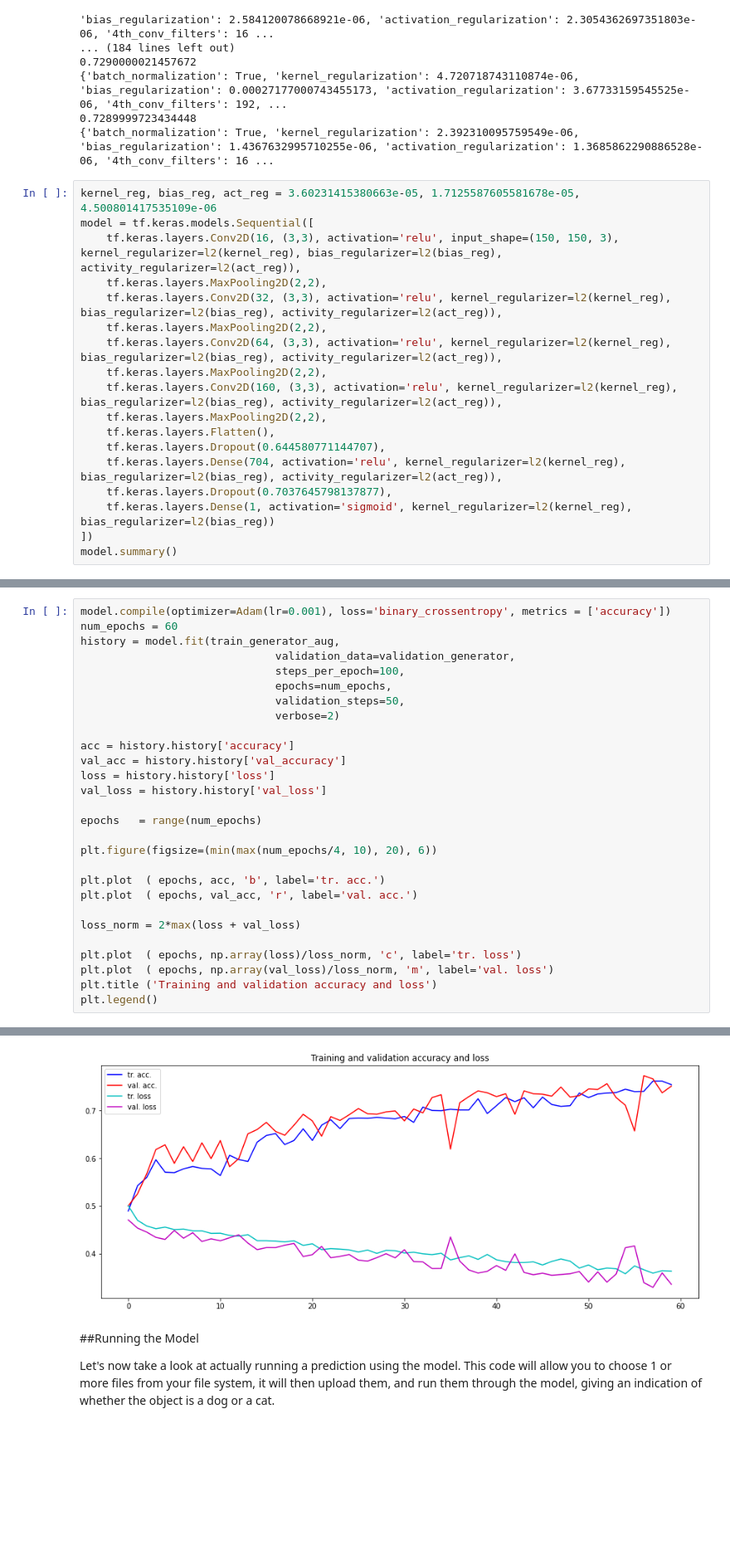
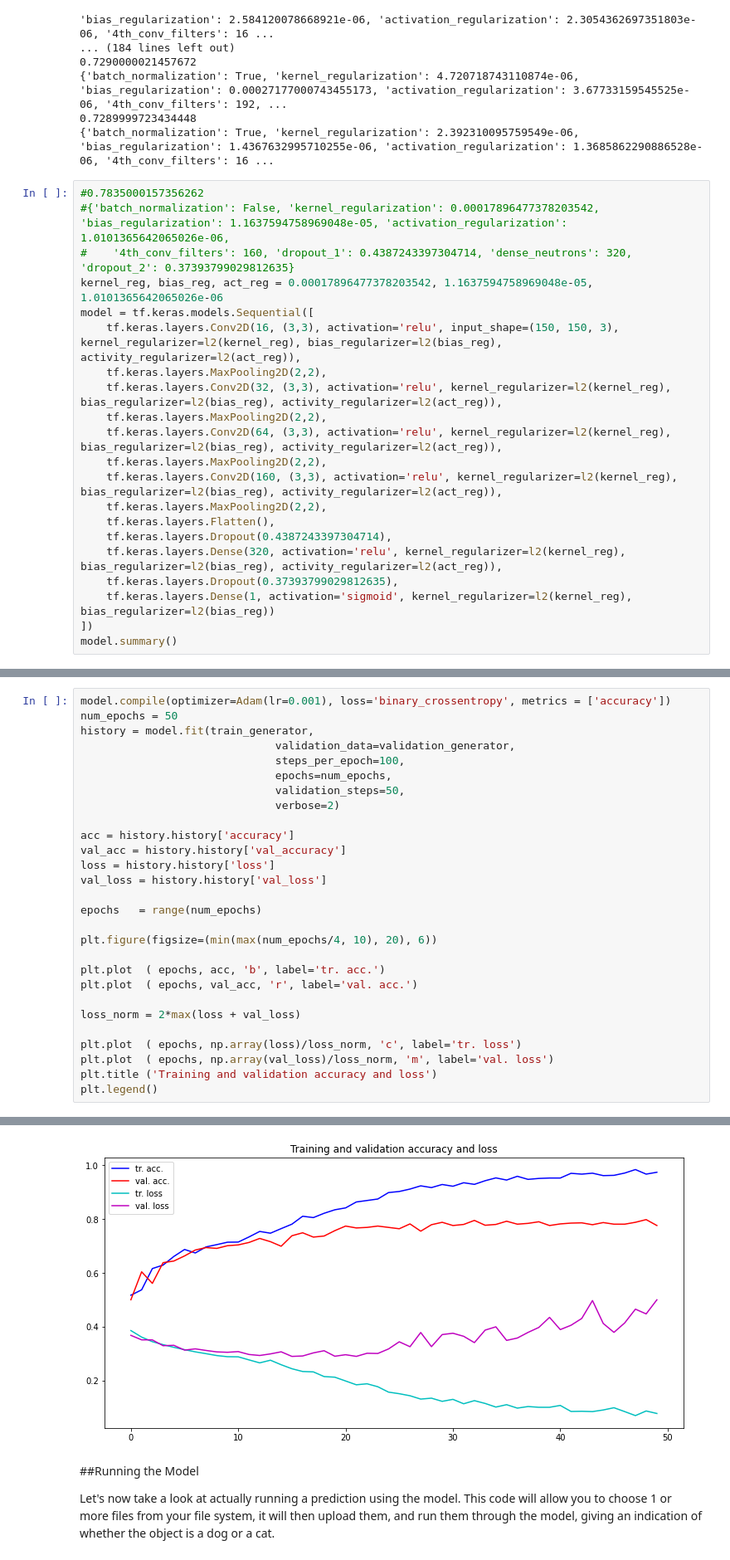
Before and after one commit to rioman/demo, a Jupyter notebook: ComputerVision/Cats_vs_Dogs.ipynb, the cells around one changed output, grey strips where cells are left out. Shown at 83% size. Drawn from its saved outputs; the diff is of its cells as text; blank space fills up the shorter version.

```diff
--- a/ComputerVision/Cats_vs_Dogs.ipynb
+++ b/ComputerVision/Cats_vs_Dogs.ipynb
@@ -974,7 +954,10 @@ for trial in tuner.oracle.get_best_trials(100):
 0.7289999723434448
 {'batch_normalization': True, 'kernel_regularization': 2.392310095759549e-06, 'bias_regularization': 1.4367632995710255e-06, 'activation_regularization': 1.3685862290886528e-06, '4th_conv_filters': 16 ...
 # %%
-kernel_reg, bias_reg, act_reg = 3.60231415380663e-05, 1.7125587605581678e-05, 4.500801417535109e-06
+#0.7835000157356262
+#{'batch_normalization': False, 'kernel_regularization': 0.00017896477378203542, 'bias_regularization': 1.1637594758969048e-05, 'activation_regularization': 1.0101365642065026e-06,
+#    '4th_conv_filters': 160, 'dropout_1': 0.4387243397304714, 'dense_neutrons': 320, 'dropout_2': 0.37393799029812635}
+kernel_reg, bias_reg, act_reg = 0.00017896477378203542, 1.1637594758969048e-05, 1.0101365642065026e-06
 model = tf.keras.models.Sequential([
     tf.keras.layers.Conv2D(16, (3,3), activation='relu', input_shape=(150, 150, 3), kernel_regularizer=l2(kernel_reg), bias_regularizer=l2(bias_reg), activity_regularizer=l2(act_reg)),
     tf.keras.layers.MaxPooling2D(2,2),
@@ -985,9 +968,9 @@ model = tf.keras.models.Sequential([
     tf.keras.layers.Conv2D(160, (3,3), activation='relu', kernel_regularizer=l2(kernel_reg), bias_regularizer=l2(bias_reg), activity_regularizer=l2(act_reg)),
     tf.keras.layers.MaxPooling2D(2,2),
     tf.keras.layers.Flatten(),
-    tf.keras.layers.Dropout(0.644580771144707),
-    tf.keras.layers.Dense(704, activation='relu', kernel_regularizer=l2(kernel_reg), bias_regularizer=l2(bias_reg), activity_regularizer=l2(act_reg)),
-    tf.keras.layers.Dropout(0.7037645798137877),
+    tf.keras.layers.Dropout(0.4387243397304714),
+    tf.keras.layers.Dense(320, activation='relu', kernel_regularizer=l2(kernel_reg), bias_regularizer=l2(bias_reg), activity_regularizer=l2(act_reg)),
+    tf.keras.layers.Dropout(0.37393799029812635),
     tf.keras.layers.Dense(1, activation='sigmoid', kernel_regularizer=l2(kernel_reg), bias_regularizer=l2(bias_reg))
 ])
 model.summary()
@@ -1011,8 +994,8 @@ Non-trainable params: 0
 _________________________________________________________________
 # %%
 model.compile(optimizer=Adam(lr=0.001), loss='binary_crossentropy', metrics = ['accuracy'])
-num_epochs = 60
-history = model.fit(train_generator_aug,
+num_epochs = 50
+history = model.fit(train_generator,
                               validation_data=validation_generator,
                               steps_per_epoch=100,
                               epochs=num_epochs,
@@ -1058,5 +1041,5 @@ Epoch 60/60
 <matplotlib.legend.Legend at 0x...>
-[figure, old version]
+[figure, new version]
 # %% [markdown]
 ##Running the Model
 
```
Also changed, not shown: parts of 10 cells of this notebook.
